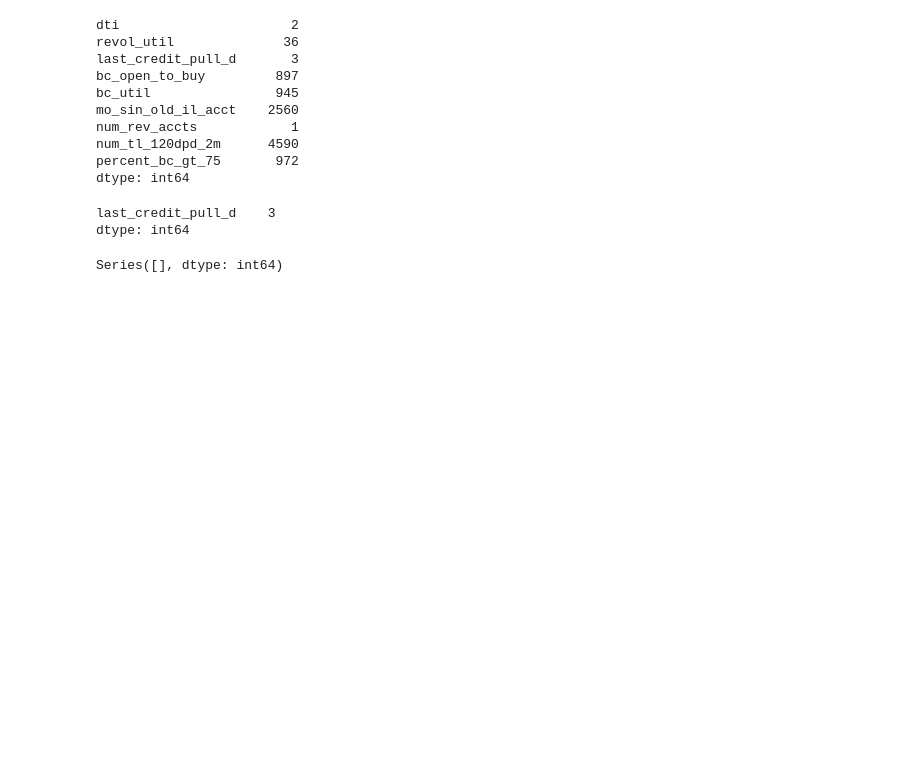
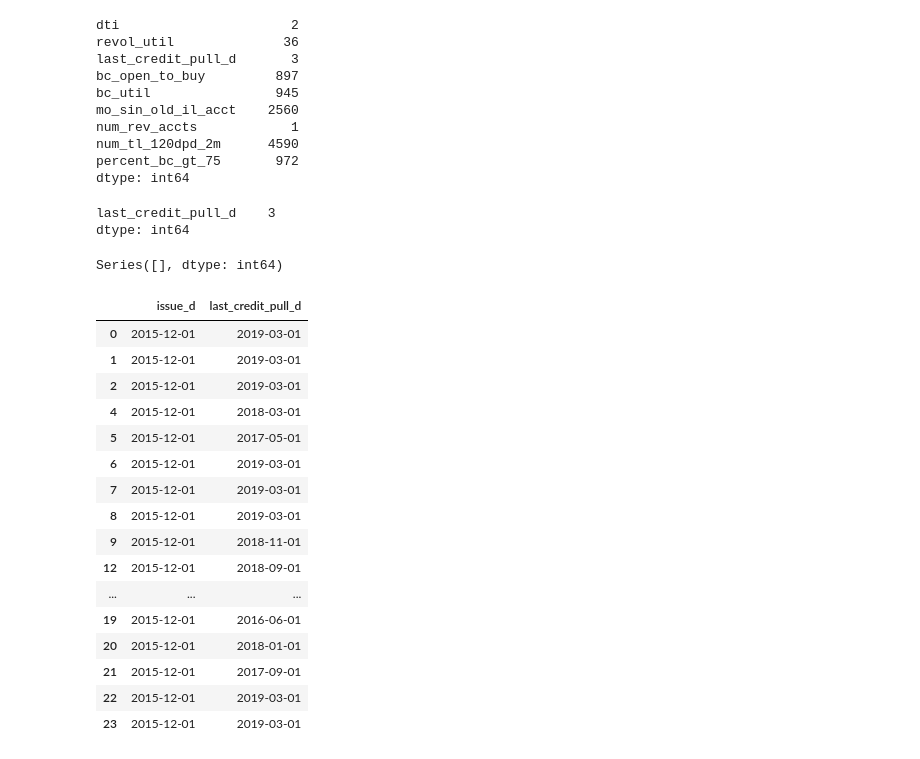
Before and after one commit to Rujuta-133/fintech-risk-scoring, a Jupyter notebook: notebooks/01_data_overview.ipynb, the cells around one changed output. Cells and saved outputs as stored; diff of their text form; code cells hidden in the pictures; blank space fills up the shorter version.

```diff
--- a/notebooks/01_data_overview.ipynb
+++ b/notebooks/01_data_overview.ipynb
@@ -1039,3 +1039,23 @@ df_filtered = df_filtered.dropna(subset=['last_credit_pull_d'])
 df_filtered.isnull().sum()[df_filtered.isnull().sum() > 0]
 # %% [output]
 Series([], dtype: int64)
+# %%
+df_filtered[['issue_d', 'last_credit_pull_d']].head(20)
+# %% [output]
+|  | issue_d | last_credit_pull_d |
+| 0 | 2015-12-01 | 2019-03-01 |
+| 1 | 2015-12-01 | 2019-03-01 |
+| 2 | 2015-12-01 | 2019-03-01 |
+| 4 | 2015-12-01 | 2018-03-01 |
+| 5 | 2015-12-01 | 2017-05-01 |
+| 6 | 2015-12-01 | 2019-03-01 |
+| 7 | 2015-12-01 | 2019-03-01 |
+| 8 | 2015-12-01 | 2019-03-01 |
+| 9 | 2015-12-01 | 2018-11-01 |
+| 12 | 2015-12-01 | 2018-09-01 |
+| ... | ... | ... |
+| 19 | 2015-12-01 | 2016-06-01 |
+| 20 | 2015-12-01 | 2018-01-01 |
+| 21 | 2015-12-01 | 2017-09-01 |
+| 22 | 2015-12-01 | 2019-03-01 |
+| 23 | 2015-12-01 | 2019-03-01 |
```
Also changed, not shown: parts of 3 cells of this notebook.
